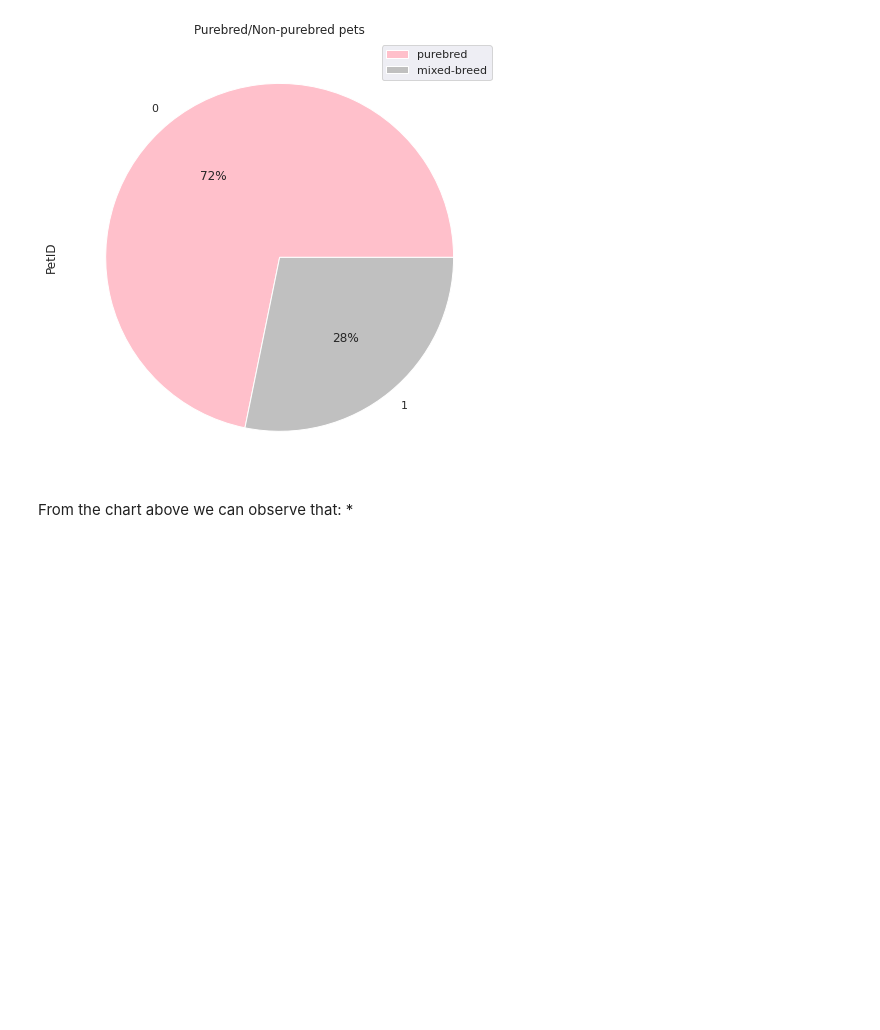
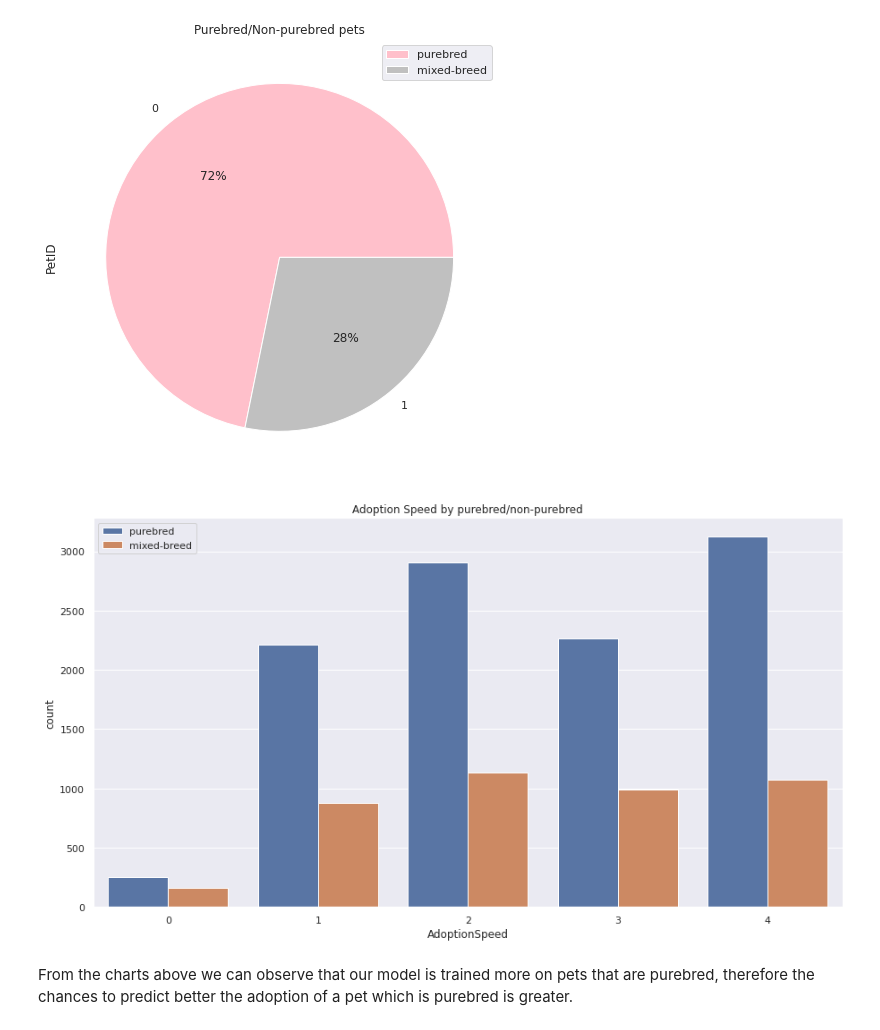
Before and after one commit to lorenacalin/Pet_finder, a Jupyter notebook: new_Pet_finder.ipynb, the cells around one changed output. Cells and saved outputs as stored; diff of their text form; code cells hidden in the pictures; blank space fills up the shorter version.

```diff
--- a/new_Pet_finder.ipynb
+++ b/new_Pet_finder.ipynb
@@ -333,9 +335,16 @@ ax = mainFrame.groupby(['isMixed']).count().plot(kind='pie', y='PetID',
 ax.legend(["purebred", "mixed-breed"]);
 # %% [output]
 [figure]
-# %% [markdown]
-From the chart above we can observe that:
-*
+# %%
+sns.set(rc = {'figure.figsize':(15,8)})
+sns.set_theme(style="darkgrid")
+chart = sns.countplot( x ='AdoptionSpeed', hue="isMixed", data=mainFrame)
+chart.set_title("Adoption Speed by purebred/non-purebred")
+chart.legend(["purebred", "mixed-breed"]);
+# %% [output]
+[figure, added]
+# %% [markdown]
+From the charts above we can observe that our model is trained more on pets that are purebred, therefore the chances to predict better the adoption of a pet which is purebred is greater.
 # %%
 # use this in case you want to reset everything!!!
 mainFrame.drop(mainFrame.index, inplace=True)
```
Also changed, not shown: parts of 5 cells of this notebook.
